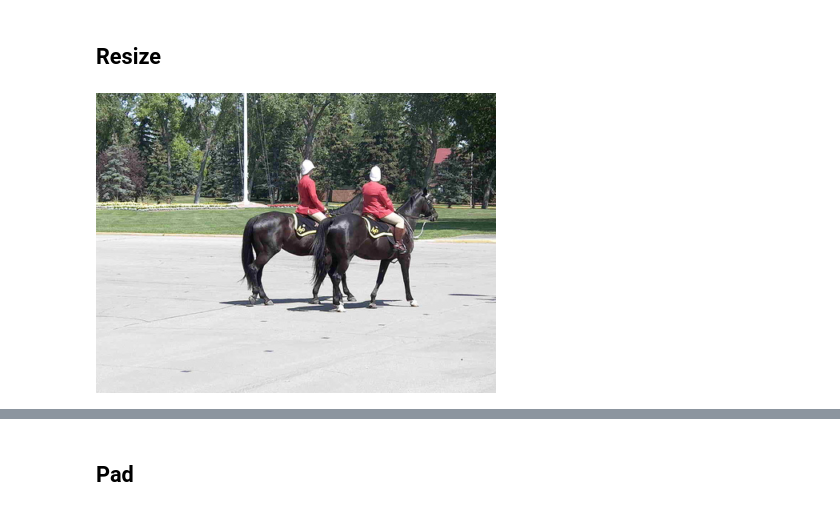
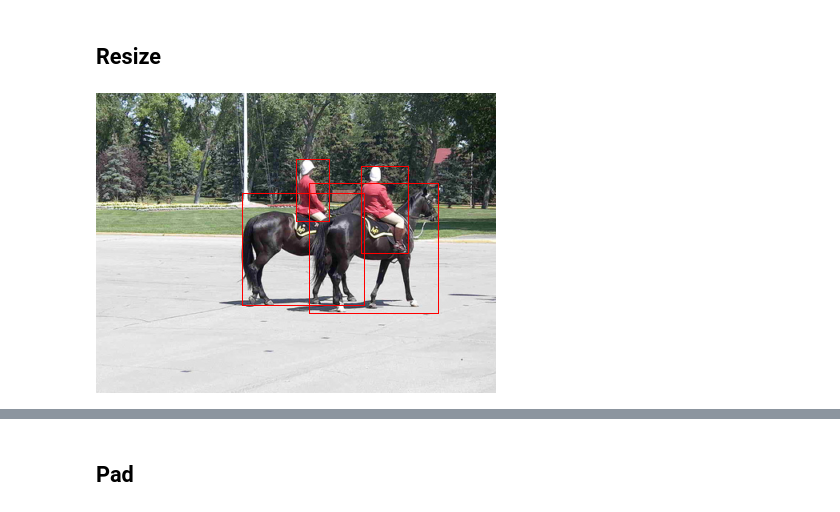
Before and after one commit to yizt/notebook, a Jupyter notebook: computer_vision/detection/main.ipynb, the cells around one changed output, grey strips where cells are left out. Cells and saved outputs as stored; diff of their text form; code cells hidden in the pictures.

```diff
--- a/computer_vision/detection/main.ipynb
+++ b/computer_vision/detection/main.ipynb
@@ -52,7 +52,7 @@ im
 # %%
 from data_augment import Resize
 
 im,bb,_ = Resize(size=300)(Image.fromarray(image),boxes)
-im
+boxes_utils.draw_boxes(im,bb)
 # %% [output]
-[figure, old version]
+[figure, new version]
```
Also changed, not shown: parts of 11 cells of this notebook, 2 other files.
